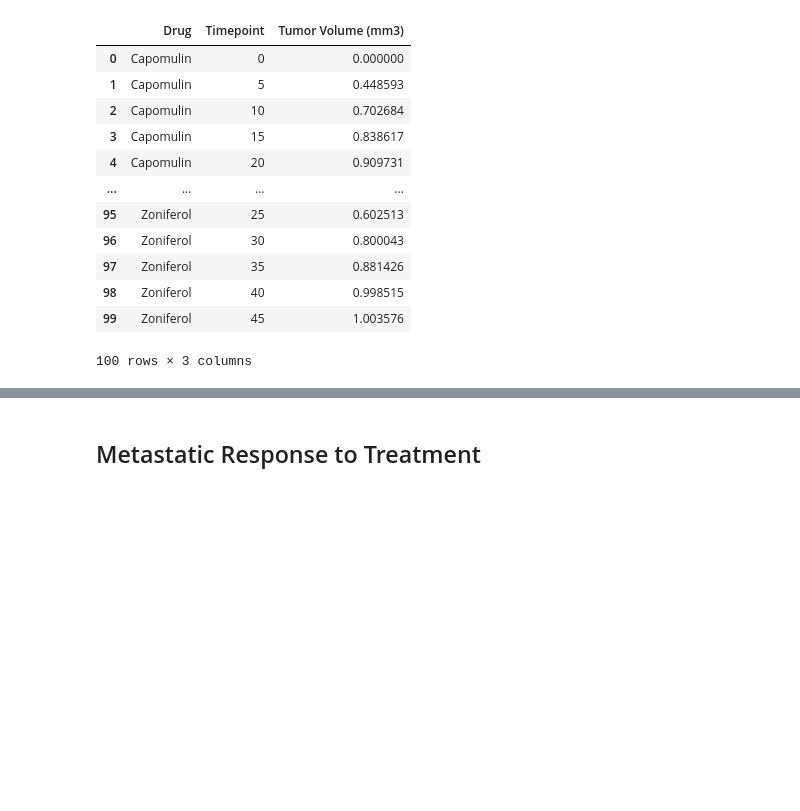
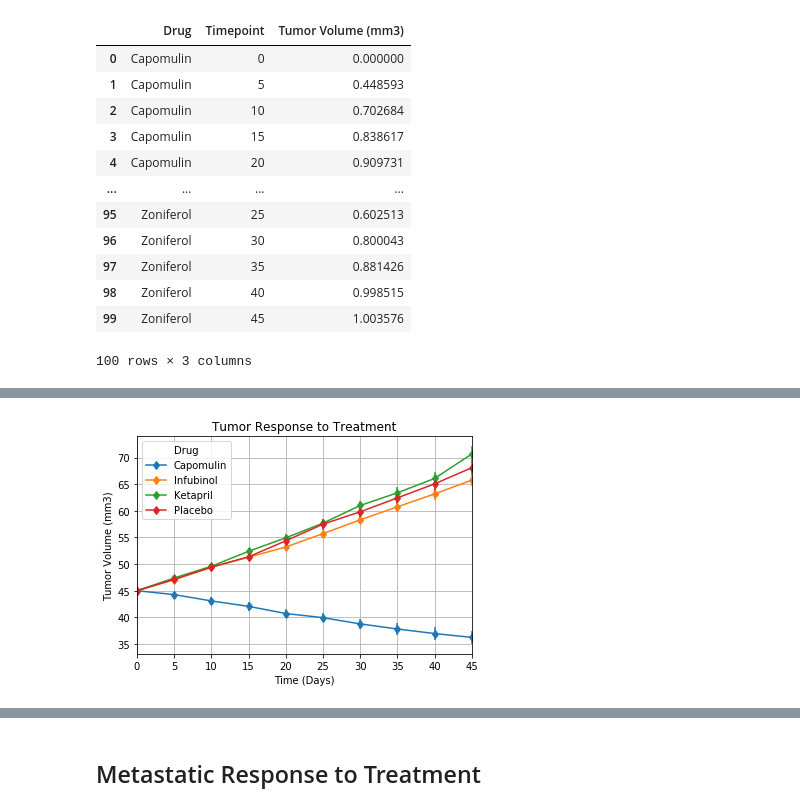
Before and after one commit to perliz77/matplotlib-challenge, a Jupyter notebook: Pymaceuticals/Matplotlib-Challenge.ipynb, the cells around one changed output, grey strips where cells are left out. Cells and saved outputs as stored; diff of their text form; code cells hidden in the pictures; blank space fills up the shorter version.

Commit message:
Add Tumor Response to Treatment plot.

```diff
--- a/Pymaceuticals/Matplotlib-Challenge.ipynb
+++ b/Pymaceuticals/Matplotlib-Challenge.ipynb
@@ -108,0 +96,6 @@ tumor_pivot_df.head(5)
+# %%
+# Minor Data Munging to Re-Format the tumor_standard_error Data Frame
+tumor_error_df = tumor_standard_error.pivot(index= "Timepoint", values="Tumor Volume (mm3)", columns="Drug")
+
+# Preview that Reformatting worked
+tumor_error_df.head(5)
@@ -109,3 +110,18 @@ tumor_pivot_df.head(5)
+# %%
+#first, create the df for the treatments we are analyzing:(Capomulin, Infubinol, Ketapril, and Placebo)
+tumor_treatment_mean_df = tumor_pivot_df[['Capomulin', 'Infubinol', 'Ketapril', 'Placebo']]
+tumor_treatment_error_df = tumor_error_df[['Capomulin', 'Infubinol', 'Ketapril', 'Placebo']]
+# %%
+# Generate the Plot (with Error Bars)
+tumor_treatment_mean_df.plot(kind='line', use_index=True, grid=True, yerr=tumor_treatment_error_df, marker='d', linewidth=1.5)
+
+plt.title('Tumor Response to Treatment')
+plt.xlabel('Time (Days)')
+plt.ylabel('Tumor Volume (mm3)')
+# Save the Figure
+plt.savefig("Tumor Response to Treatment.png")
+# %% [output]
+[figure, added]
 # %%
 # Show the Figure
 plt.show()
```
Also changed, not shown: parts of 4 cells of this notebook.
